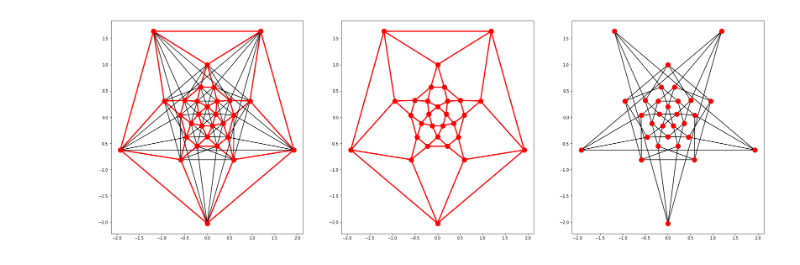
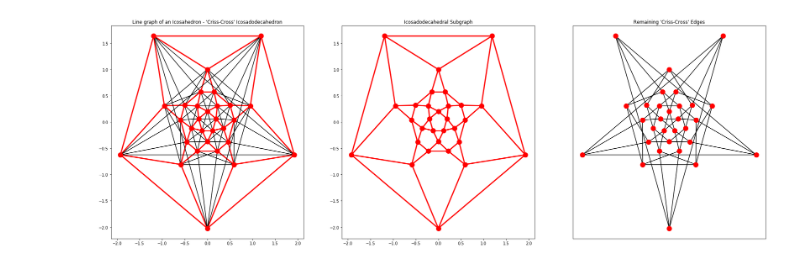
Before and after one commit to crabtr26/Line-Graphs-of-Platonic-Solids, a Jupyter notebook: Platonic_Line_Graphs.ipynb, the cells around one changed output. Drawn from its saved outputs; the diff is of its cells as text; code cells hidden in the pictures.

```diff
--- a/Platonic_Line_Graphs.ipynb
+++ b/Platonic_Line_Graphs.ipynb
@@ -135,4 +161,6 @@ nx.draw(LG_Icosahedron, ax=ax[1], pos = transformed_pos_LG_Icosahedron,
 # %%
+## Decomposing the LG of an icosahedron
+
 cross_edges = [(4,28), (4,19), (11,29), (11,19), (28,29),
                (7,14), (7,23), (23,26), (24,26), (14,24),
                (1,9), (1,10), (5,10), (5,11), (9,11),
@@ -141,34 +169,37 @@ cross_edges = [(4,28), (4,19), (11,29), (11,19), (28,29),
                (17,18), (17,19), (12,19), (12,20), (18,20),
                (10,16), (10,18), (16,28), (18,27), (27,28),
                (0,7), (0,8), (5,6), (5,7), (6,8),
                (2,22), (2,24), (24,25), (6,22), (6,25),
                (17,22), (17,23), (13,21), (13,22), (21,23),
                (12,14), (14,16), (13,15), (12,15), (13,16),
                (9,26), (26,27), (8,15), (8,27), (9,15)]
 
 LG_dodecahecahedron_edges = [e for e in LG_Icosahedron.edges if e not in cross_edges]
 
 fig, ax = plt.subplots(nrows = 1, ncols = 3, figsize = (30,10))
 
-## Left Plot ##
+## Full LG of an Icosahedron ##
+ax[0].set_title(r"Line graph of an Icosahedron - 'Criss-Cross' Icosadodecahedron")
 nx.draw_networkx_nodes(LG_Icosahedron, ax=ax[0], pos = transformed_pos_LG_Icosahedron,
         node_color = 'red', node_size=150)
 nx.draw_networkx_edges(LG_Icosahedron, ax=ax[0], pos = transformed_pos_LG_Icosahedron,
                       edgelist=LG_dodecahecahedron_edges, edge_color='red', width=3)
 nx.draw_networkx_edges(LG_Icosahedron, ax=ax[0], pos = transformed_pos_LG_Icosahedron,
                       edgelist=cross_edges, edge_color='black', width=1.5)
 
-## Middle Plot ##
+## Icosadodecahedral Subgraph ##
+ax[1].set_title(r"Icosadodecahedral Subgraph")
 nx.draw_networkx_nodes(LG_Icosahedron, ax=ax[1], pos = transformed_pos_LG_Icosahedron,
         node_color = 'red', node_size=150)
 nx.draw_networkx_edges(LG_Icosahedron, ax=ax[1], pos = transformed_pos_LG_Icosahedron,
                       edgelist=LG_dodecahecahedron_edges, edge_color='red', width=3)
 
-## Right Plot ##
+## Remaining 'Criss-Cross' Edges ##
+ax[2].set_title(r"Remaining 'Criss-Cross' Edges")
 nx.draw_networkx_nodes(LG_Icosahedron, ax=ax[2], pos = transformed_pos_LG_Icosahedron,
         node_color = 'red', node_size=150)
 nx.draw_networkx_edges(LG_Icosahedron, ax=ax[2], pos = transformed_pos_LG_Icosahedron,
                       edgelist=cross_edges, edge_color='black', width=1.5)
 plt.show()
 # %% [output]
-[figure, old version]
+[figure, new version]
```
Also changed, not shown: parts of 8 cells of this notebook.
